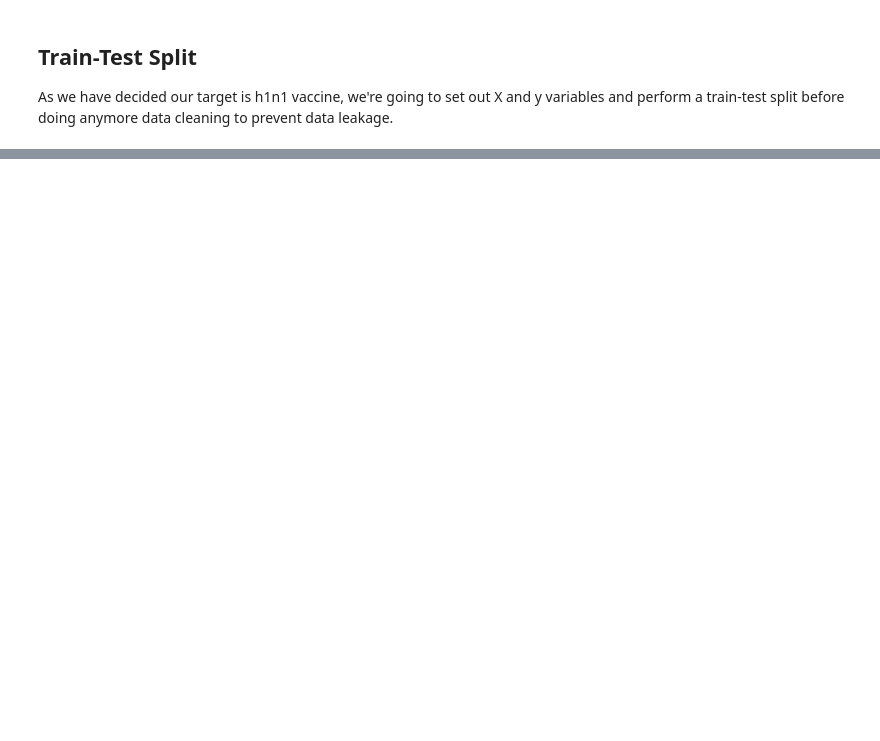
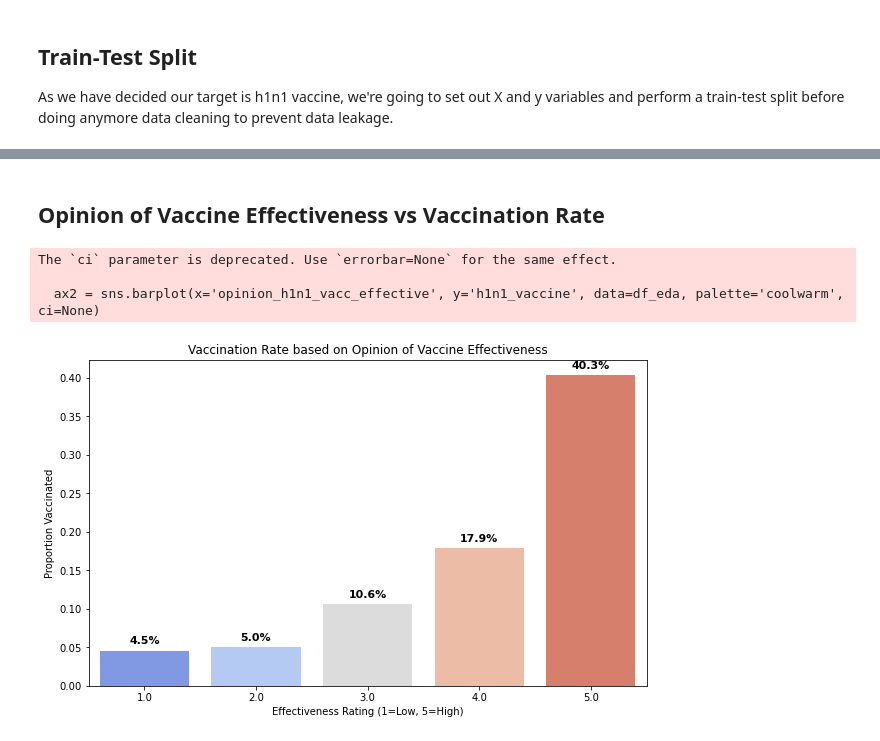
Before and after one commit to vkones/Project-3-Machine-Learning, a Jupyter notebook: index.ipynb, the cells around one changed output, grey strips where cells are left out. Cells and saved outputs as stored; diff of their text form; code cells hidden in the pictures; blank space fills up the shorter version.

```diff
--- a/index.ipynb
+++ b/index.ipynb
@@ -189,0 +198,16 @@ df['h']
+# %% [markdown]
+## Opinion of Vaccine Effectiveness vs Vaccination Rate
+# %%
+# 3. Opinions vs. Vaccination
+plt.figure(figsize=(10, 6))
+ax2 = sns.barplot(x='opinion_h1n1_vacc_effective', y='h1n1_vaccine', data=df_eda, palette='coolwarm', ci=None)
+add_percentage_labels(ax2)
+plt.title('Vaccination Rate based on Opinion of Vaccine Effectiveness')
+plt.xlabel('Effectiveness Rating (1=Low, 5=High)')
+plt.ylabel('Proportion Vaccinated')
+plt.show()
+# %% [output]
+The `ci` parameter is deprecated. Use `errorbar=None` for the same effect.
+
+  ax2 = sns.barplot(x='opinion_h1n1_vacc_effective', y='h1n1_vaccine', data=df_eda, palette='coolwarm', ci=None)
+[figure, added]
```
Also changed, not shown: parts of 25 cells of this notebook.
